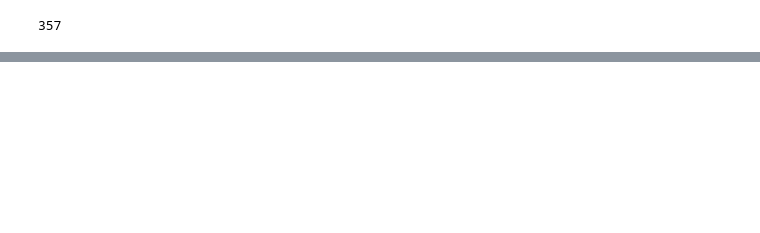
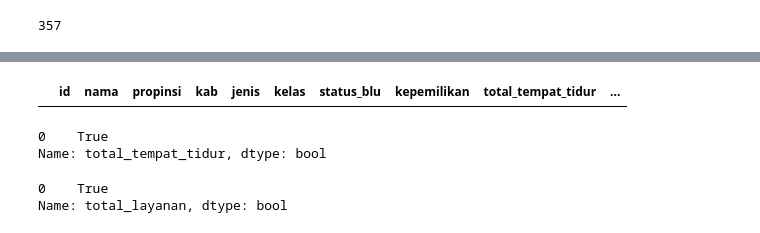
Before and after one commit to dhikaramadhansaputra/latihan_data_pre-processing, a Jupyter notebook: Hospital data in Indonesia/worksheet.ipynb, the cells around one changed output, grey strips where cells are left out. Saved outputs shown, nothing was run; the diff lists cells and outputs as text; code cells hidden in the pictures; blank space fills up the shorter version.

```diff
--- a/Hospital data in Indonesia/worksheet.ipynb
+++ b/Hospital data in Indonesia/worksheet.ipynb
@@ -208,0 +390,14 @@ len(df.loc[pd.isna(df['total_tenaga_kerja'])])
+# %%
+df[~df['total_tempat_tidur'].astype(str).str.isnumeric()]
+# %% [output]
+|  | id | nama | propinsi | kab | jenis | kelas | status_blu | kepemilikan | total_tempat_tidur | ... |
+# %%
+df['total_tempat_tidur'].astype(str).str.isnumeric().drop_duplicates()
+# %% [output]
+0    True
+Name: total_tempat_tidur, dtype: bool
+# %%
+df['total_layanan'].astype(str).str.isnumeric().drop_duplicates()
+# %% [output]
+0    True
+Name: total_layanan, dtype: bool
```
Also changed, not shown: parts of 18 cells of this notebook, 3 other files.
